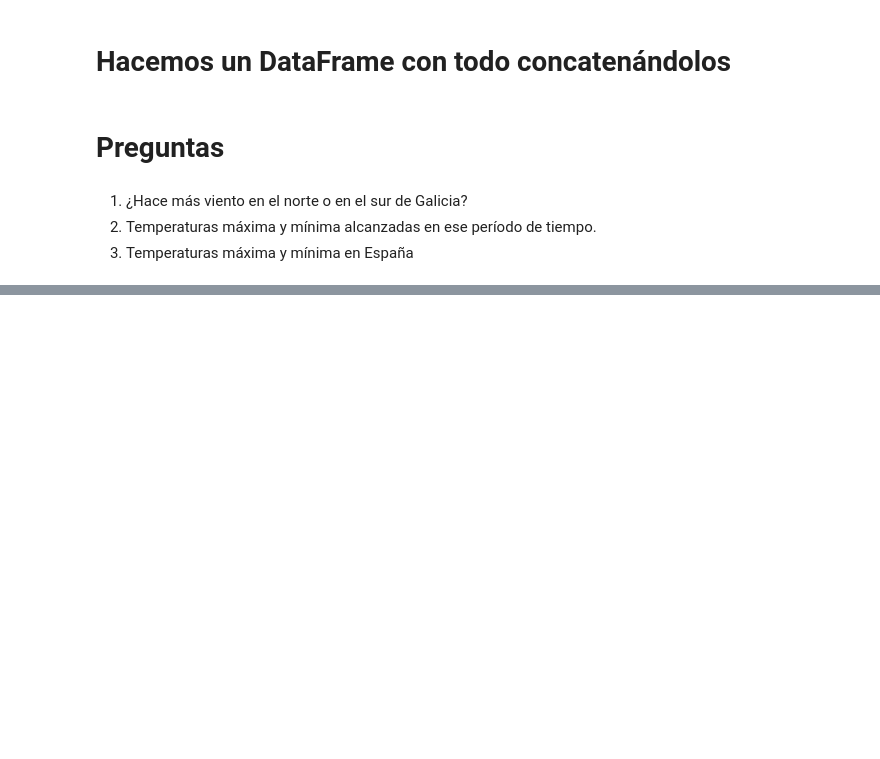
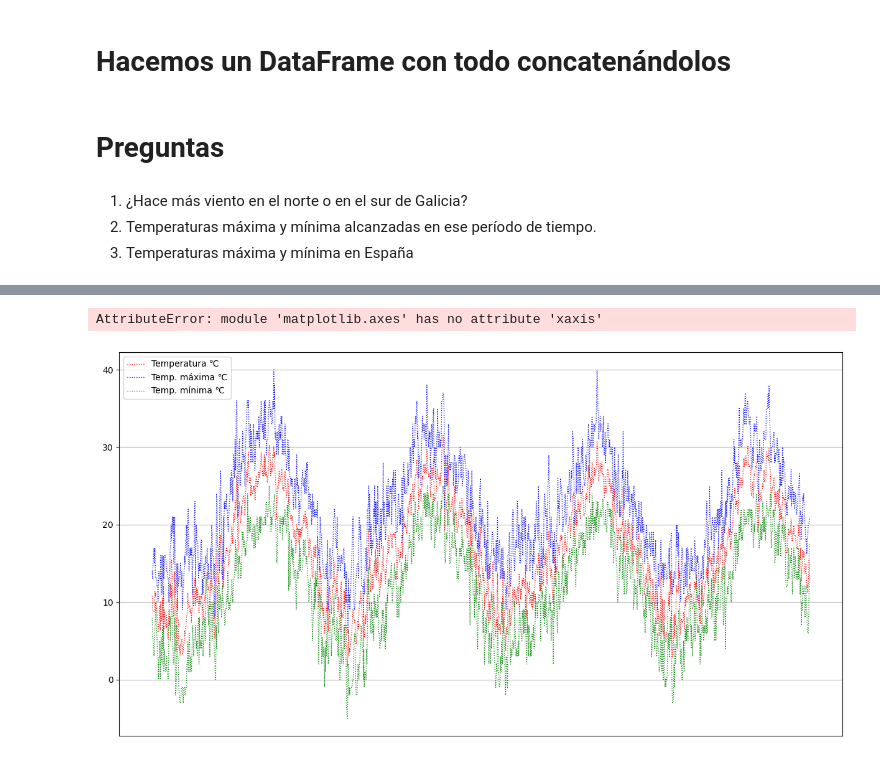
Before and after one commit to Belenm1995/Proyecto_Equipo_D, a Jupyter notebook: Proyecto_D/Análisis_datos.ipynb, the cells around one changed output, grey strips where cells are left out. Cells and saved outputs as stored; diff of their text form; code cells hidden in the pictures; blank space fills up the shorter version.

```diff
--- a/Proyecto_D/Análisis_datos.ipynb
+++ b/Proyecto_D/Análisis_datos.ipynb
@@ -103,0 +202,50 @@ df = pd.concat([df_ponte, df_coruna, df_caldes, df_palmadr, df_paiporta, df_guat
+# %%
+X = df_caldes["Fecha"]
+Y1 = df_caldes["Media de la temperatura"]
+Y2 = df_caldes["Temperatura máxima"]
+Y3 = df_caldes["Temperatura mínima"]
+
+colores = ["red", "blue", "green"]
+
+plt.figure(figsize = (15, 8))
+
+plt.plot(X,
+         Y1,
+         color       = "red",
+         markersize  = 3,
+         linestyle   = ":",
+         linewidth   = 1,
+         alpha       = 0.9,
+         label       = "Temperatura ℃")
+
+plt.plot(X,
+         Y2,
+         color       = "blue",
+         markersize  = 3,
+         linestyle   = ":",
+         linewidth   = 1,
+         alpha       = 0.9,
+         label       = "Temp. máxima ℃")
+
+plt.plot(X,
+         Y3,
+         color       = "green",
+         markersize  = 3,
+         linestyle   = ":",
+         linewidth   = 1,
+         alpha       = 0.9,
+         label       = "Temp. mínima ℃")
+
+
+
+plt.legend()
+plt.xticks([])
+plt.grid()
+#plt.gca().xaxis.set_major_locator(mdates.DayLocator(interval=1000))
+#plt.gca().xaxis.set_major_formatter(mdates.DateFormatter('%Y-%m'))
+#plt.gcf().autofmt_xdate()
+#ax.xaxis.set_major_locator(mdates.FixedLocator([pd.to_datetime("2021-11-15"), pd.to_datetime("2025-11-15")]))
+plt.show()
+# %% [output]
+AttributeError: module 'matplotlib.axes' has no attribute 'xaxis'
+[figure, added]
```
Also changed, not shown: parts of 14 cells of this notebook.
